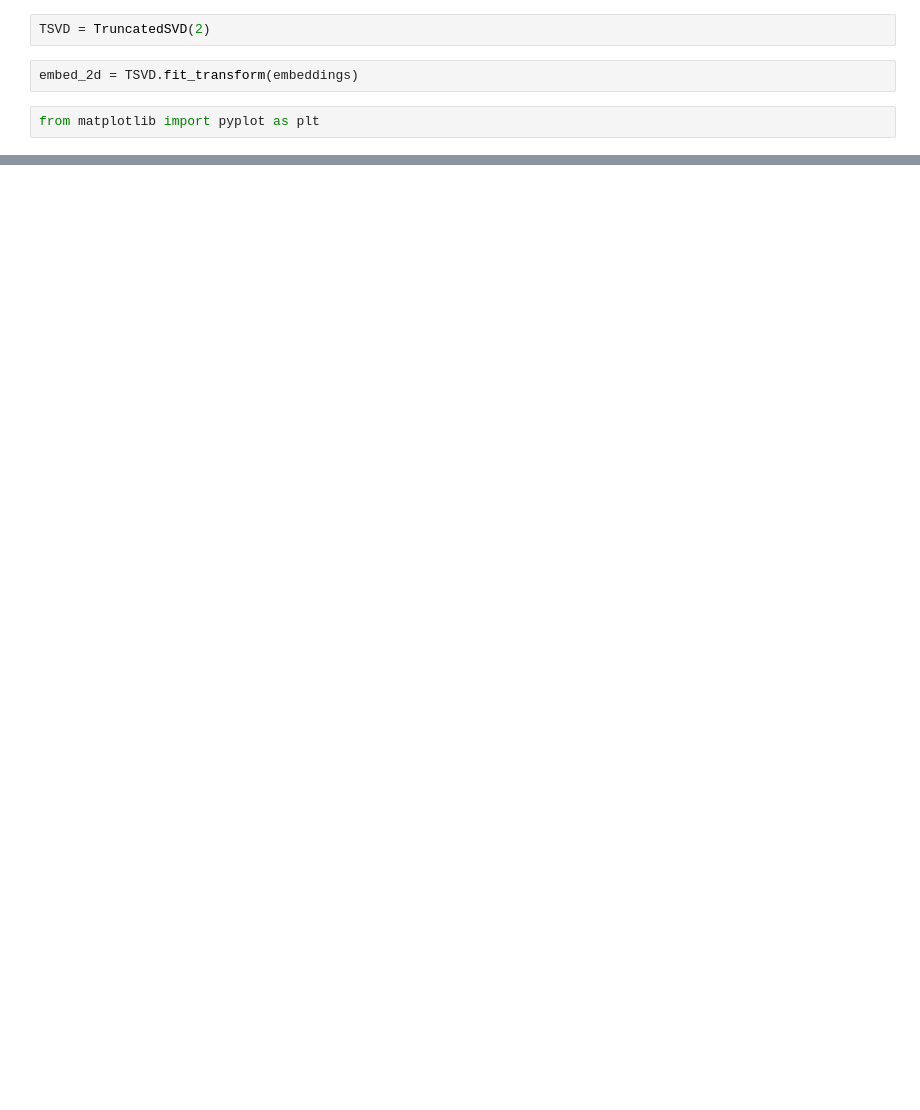
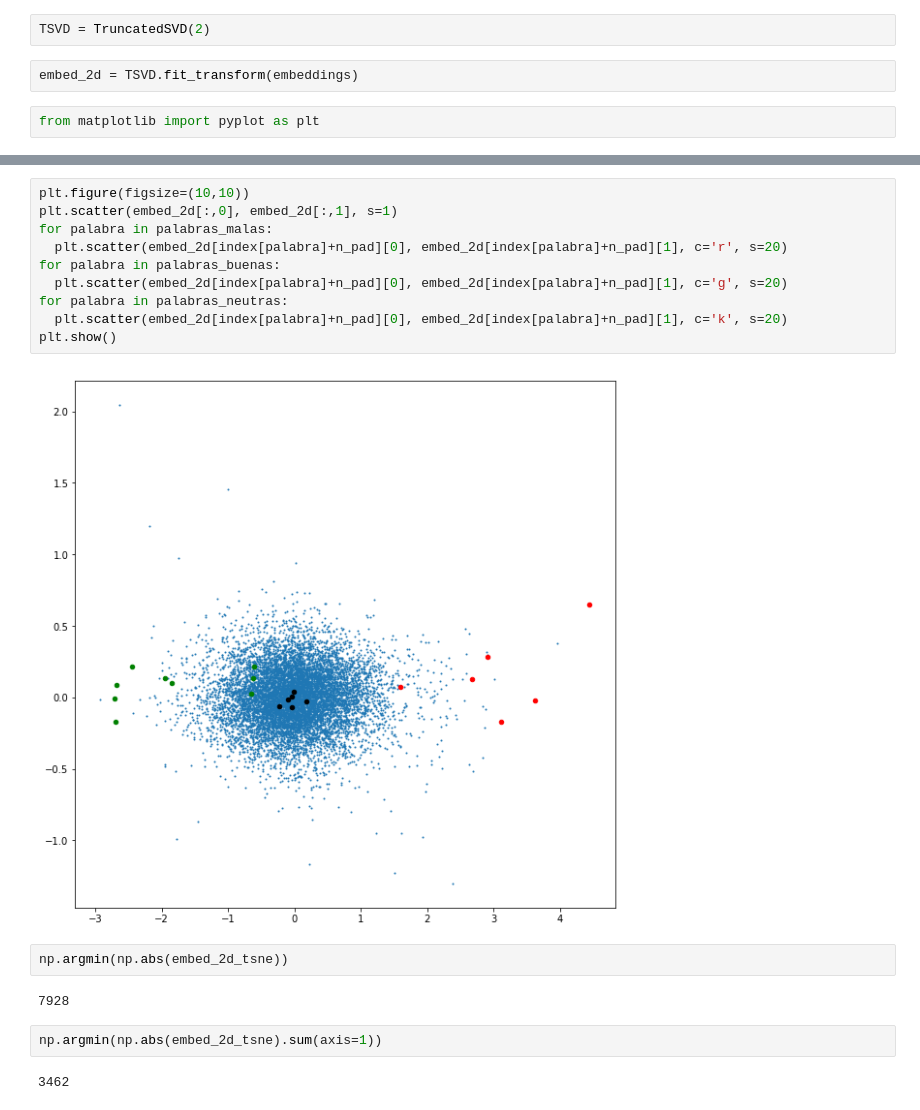
Before and after one commit to bits33ker/NLP-Embeddings, a Jupyter notebook: 05-trainable-2.ipynb, the cells around one changed output, grey strips where cells are left out. Cells and saved outputs as stored; diff of their text form; blank space fills up the shorter version.

```diff
--- a/05-trainable-2.ipynb
+++ b/05-trainable-2.ipynb
@@ -244,0 +272,20 @@ plt.scatter(embed_2d[:,0], embed_2d[:,1], s=1)
+# %%
+plt.figure(figsize=(10,10))
+plt.scatter(embed_2d[:,0], embed_2d[:,1], s=1)
+for palabra in palabras_malas:
+  plt.scatter(embed_2d[index[palabra]+n_pad][0], embed_2d[index[palabra]+n_pad][1], c='r', s=20)
+for palabra in palabras_buenas:
+  plt.scatter(embed_2d[index[palabra]+n_pad][0], embed_2d[index[palabra]+n_pad][1], c='g', s=20)
+for palabra in palabras_neutras:
+  plt.scatter(embed_2d[index[palabra]+n_pad][0], embed_2d[index[palabra]+n_pad][1], c='k', s=20)
+plt.show()
+# %% [output]
+[figure, added]
+# %%
+np.argmin(np.abs(embed_2d_tsne))
+# %% [output]
+7928
+# %%
+np.argmin(np.abs(embed_2d_tsne).sum(axis=1))
+# %% [output]
+3462
```
Also changed, not shown: parts of 7 cells of this notebook.
